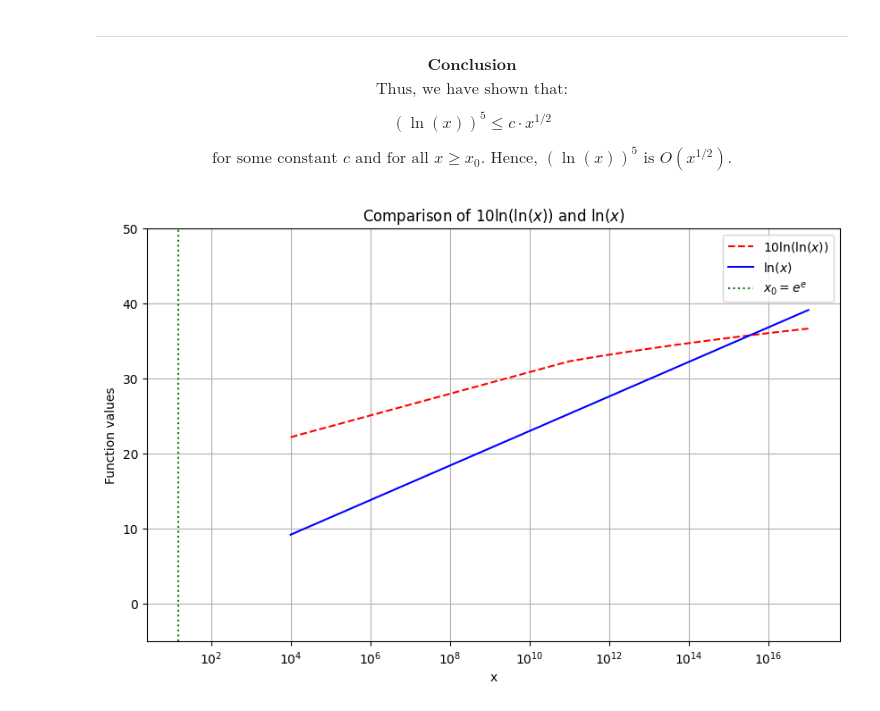
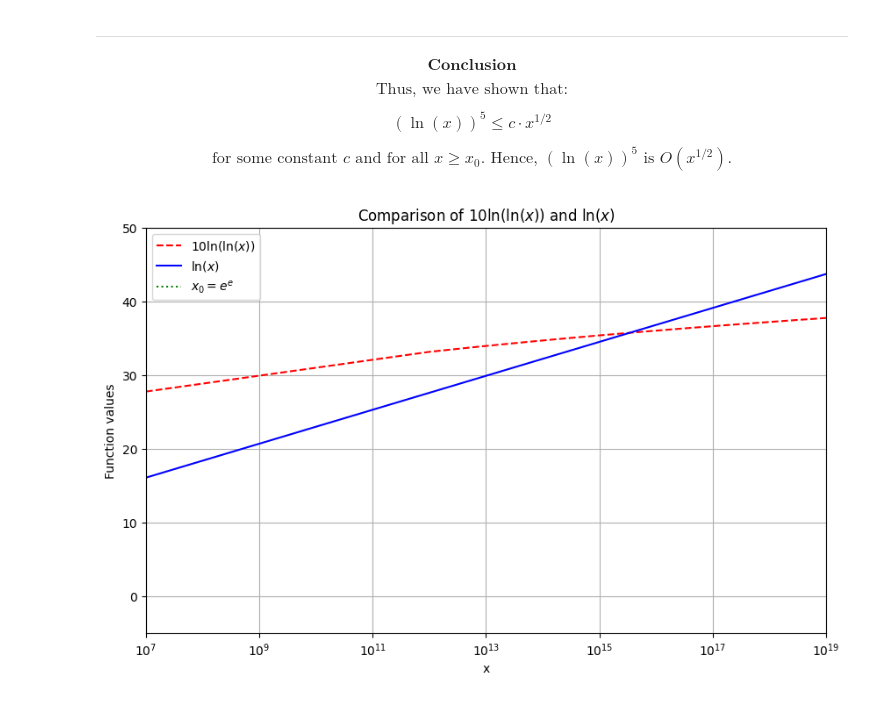
Before and after one commit to OmerFaruk-Celik/AlgoritmaAnalizi, a Jupyter notebook: FuncIncreaseSpeed.ipynb, the cells around one changed output. Saved outputs shown, nothing was run; the diff lists cells and outputs as text; code cells hidden in the pictures.

```diff
--- a/FuncIncreaseSpeed.ipynb
+++ b/FuncIncreaseSpeed.ipynb
@@ -183,35 +183,35 @@ import numpy as np
 import matplotlib.pyplot as plt
 
 # x değerlerini belirleyelim (e^e'den büyük değerler almalıyız)
-x = np.linspace(10000, 100000000000000000, 1000000)  # x ∈ [10, 1000] aralığında 1000 nokta
+x = np.linspace(10000000, 10000000000000000000, 10000000)  # x ∈ [10, 1000] aralığında 1000 nokta
 
 # Log fonksiyonlarını hesaplayalım
 ln_x = np.log(x)
 ln_ln_x = np.log(ln_x)
 
 # Sol taraf: 10 * ln(ln(x))
 lhs =  10*ln_ln_x
 
 # Sağ taraf: ln(x)
 rhs = ln_x
 
 # Grafiği çizelim
 plt.figure(figsize=(10, 6))
 plt.plot(x, lhs, label=r"$10 \ln(\ln(x))$", linestyle="dashed", color="red")
 plt.plot(x, rhs, label=r"$\ln(x)$", linestyle="solid", color="blue")
 
 # x_0 için dikey çizgi (yaklaşık x_0 = 20)
 plt.axvline(x=np.exp(np.exp(1)), color='green', linestyle="dotted", label=r"$x_0 = e^e$")
 
 # Grafik detayları
 plt.xlabel("x")
 plt.ylabel("Function values")
 plt.title("Comparison of $10 \ln(\ln(x))$ and $\ln(x)$")
 plt.legend()
 plt.grid(True)
 plt.ylim(-5, 50)  # Görüntü açısından y eksenini sınırlayalım
-plt.xlim(10000)
+plt.xlim(10000000,10000000000000000000)
 plt.xscale("log")  # Daha iyi görselleştirme için logaritmik x-ekseni kullan
 plt.show()
 # %% [output]
-[figure, old version]
+[figure, new version]
```
